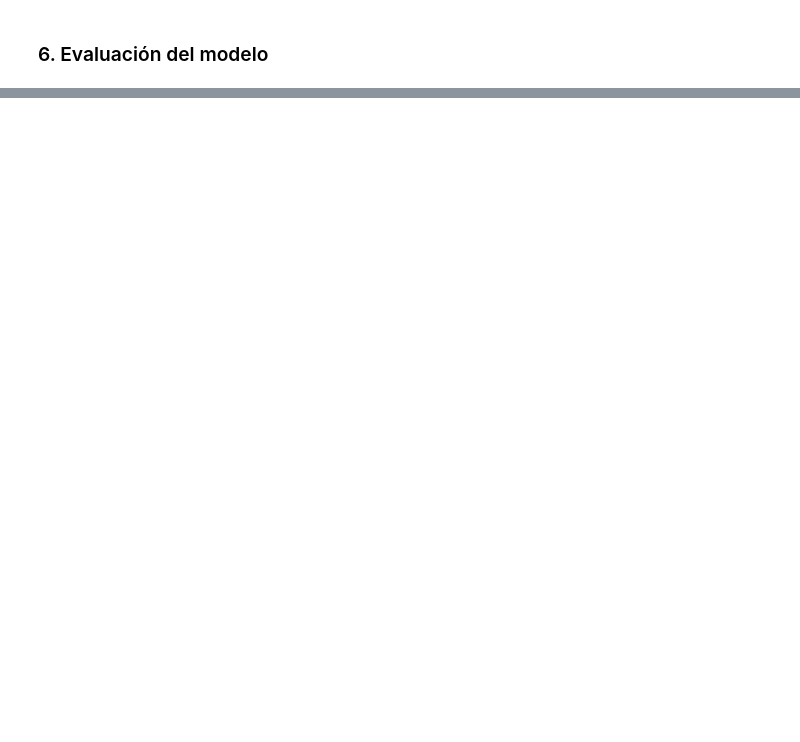
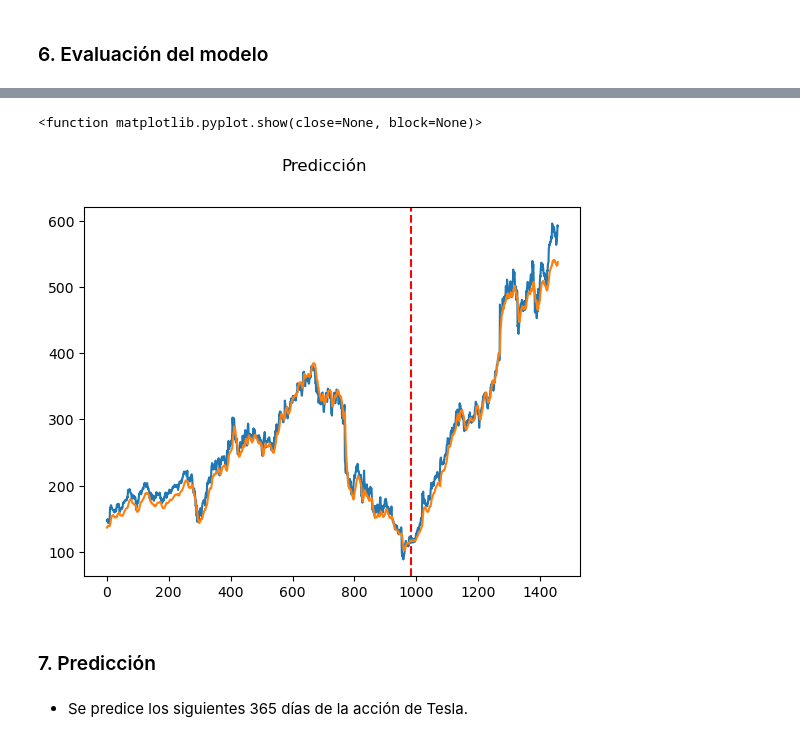
Before and after one commit to alejandro-ic-10/Smart-Agent, a Jupyter notebook: Meta_Agent_Search_LSTM.ipynb, the cells around one changed output, grey strips where cells are left out. Drawn from its saved outputs; the diff is of its cells as text; code cells hidden in the pictures; blank space fills up the shorter version.

```diff
--- a/Meta_Agent_Search_LSTM.ipynb
+++ b/Meta_Agent_Search_LSTM.ipynb
@@ -244,0 +272,33 @@ plt.show
+# %%
+data_train = sc.fit_transform(data_adj)
+
+lookback = 10
+X, y = window_time(data_train, lookback)
+# %%
+X_data = torch.Tensor(X)
+y_data = torch.Tensor(y)
+# %%
+model.eval()
+
+X_data = X_data.to(device)
+train_predict = model(X_data)
+
+data_predict = train_predict.data.cpu().numpy()
+y_plot = y_data.data.numpy()
+
+data_predict = sc.inverse_transform(data_predict)
+y_plot = sc.inverse_transform(y_plot)
+
+plt.axvline(x=train_size, c='r', linestyle='--')
+
+plt.plot(y_plot)
+plt.plot(data_predict)
+plt.suptitle('Predicción')
+plt.show
+# %% [output]
+<function matplotlib.pyplot.show(close=None, block=None)>
+[figure, added]
+# %% [markdown]
+### 7. Predicción
+# %% [markdown]
+- Se predice los siguientes 365 días de la acción de Tesla.
```
Also changed, not shown: parts of 10 cells of this notebook, 1 other file.
